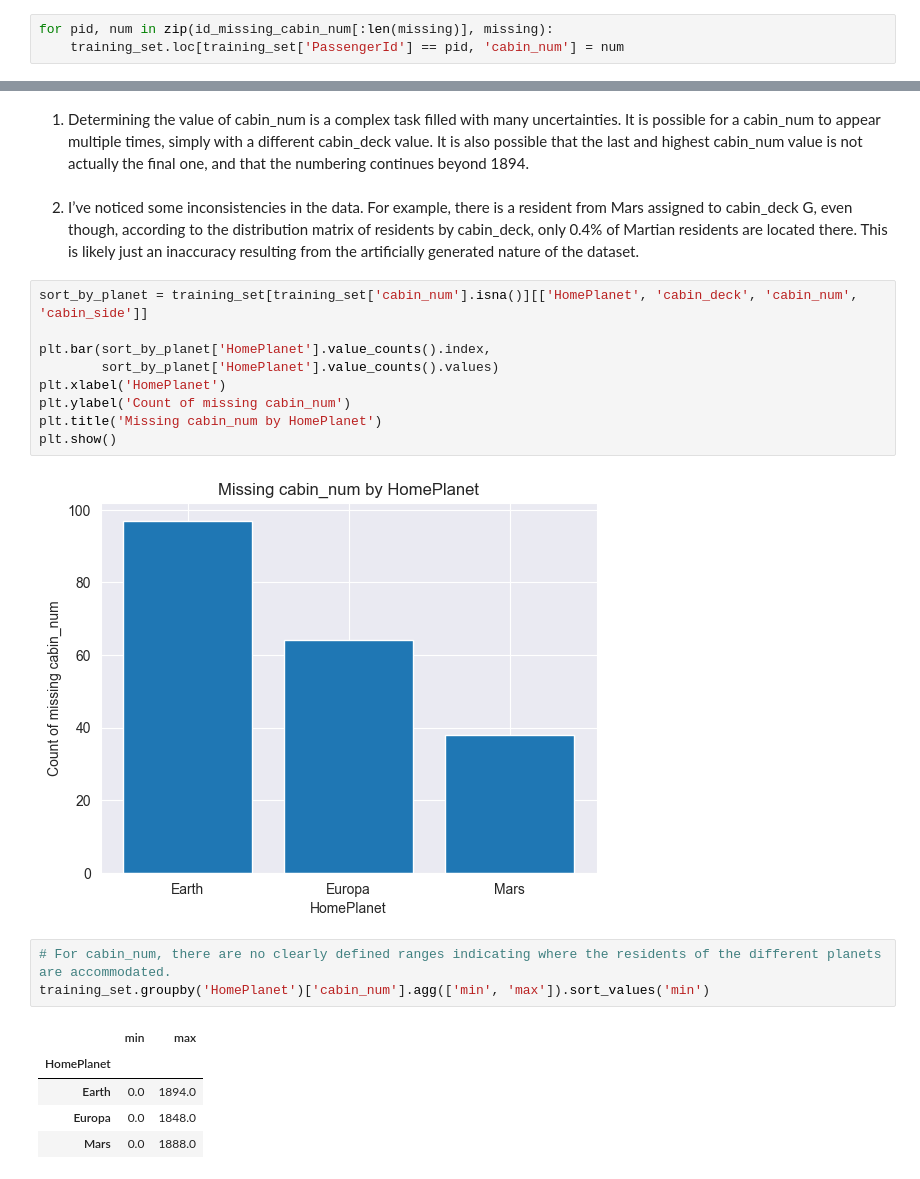
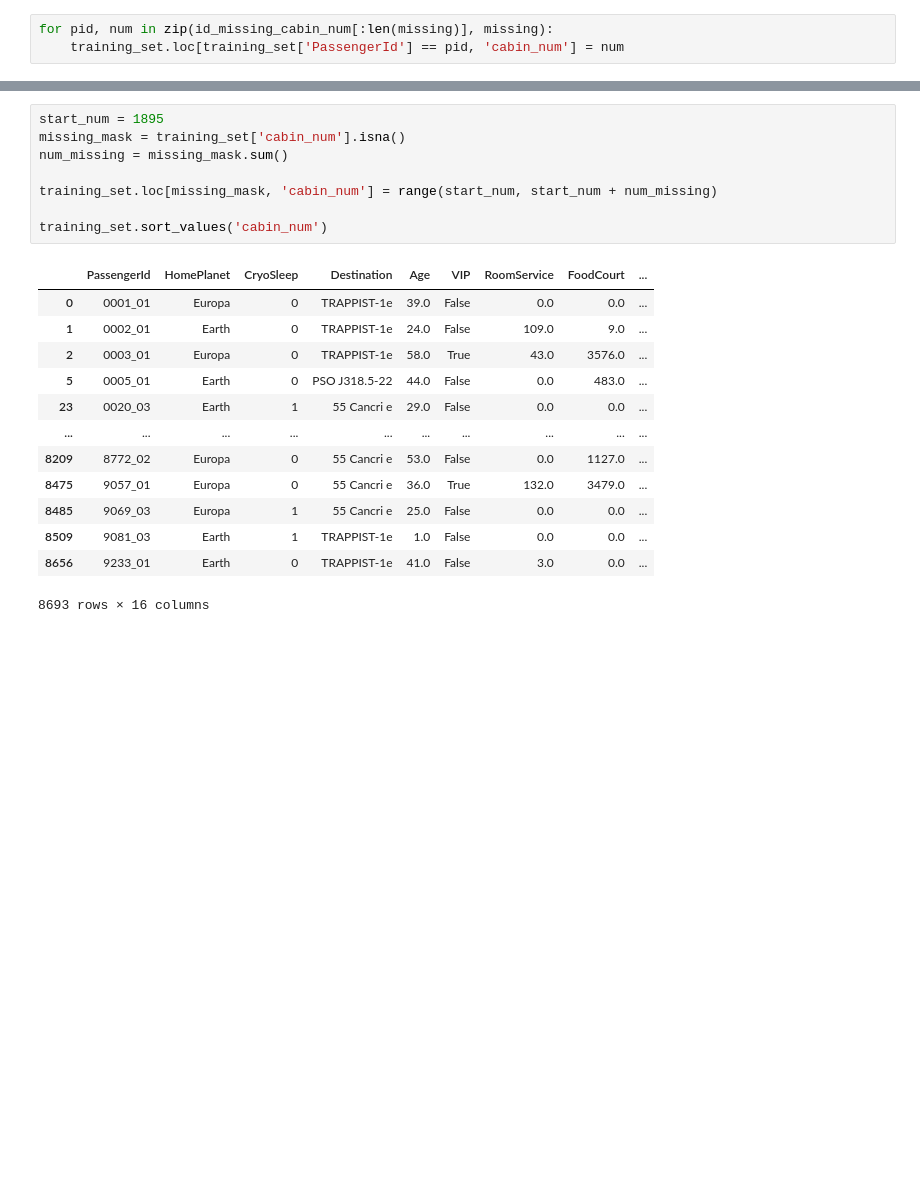
Before and after one commit to plamensve/ML_FINAL_PROJECT, a Jupyter notebook: notebooks/02.preprocessing.ipynb, the cells around one changed output, grey strips where cells are left out. Drawn from its saved outputs; the diff is of its cells as text; blank space fills up the shorter version.

```diff
--- a/notebooks/02.preprocessing.ipynb
+++ b/notebooks/02.preprocessing.ipynb
@@ -926,29 +948,25 @@ training_set.sort_values('cabin_num')
 | 8509 | 9081_03 | Earth | 1 | TRAPPIST-1e | 1.0 | False | 0.0 | 0.0 | ... |
 | 8656 | 9233_01 | Earth | 0 | TRAPPIST-1e | 41.0 | False | 3.0 | 0.0 | ... |
 8693 rows × 16 columns
-# %% [markdown]
-1. Determining the value of cabin_num is a complex task filled with many uncertainties.
-It is possible for a cabin_num to appear multiple times, simply with a different cabin_deck value.
-It is also possible that the last and highest cabin_num value is not actually the final one, and that the numbering continues beyond 1894.
-# %% [markdown]
-2. I’ve noticed some inconsistencies in the data. For example, there is a resident from Mars assigned to cabin_deck G, even though, according to the distribution matrix of residents by cabin_deck, only 0.4% of Martian residents are located there. This is likely just an inaccuracy resulting from the artificially generated nature of the dataset.
-# %%
-sort_by_planet = training_set[training_set['cabin_num'].isna()][['HomePlanet', 'cabin_deck', 'cabin_num', 'cabin_side']]
-
-plt.bar(sort_by_planet['HomePlanet'].value_counts().index,
-        sort_by_planet['HomePlanet'].value_counts().values)
-plt.xlabel('HomePlanet')
-plt.ylabel('Count of missing cabin_num')
-plt.title('Missing cabin_num by HomePlanet')
-plt.show()
-# %% [output]
-[figure, removed]
-# %%
-# For cabin_num, there are no clearly defined ranges indicating where the residents of the different planets are accommodated.
-training_set.groupby('HomePlanet')['cabin_num'].agg(['min', 'max']).sort_values('min')
-# %% [output]
-|  | min | max |
-| HomePlanet |  |  |
-| Earth | 0.0 | 1894.0 |
-| Europa | 0.0 | 1848.0 |
-| Mars | 0.0 | 1888.0 |
+# %%
+start_num = 1895
+missing_mask = training_set['cabin_num'].isna()
+num_missing = missing_mask.sum()
+
+training_set.loc[missing_mask, 'cabin_num'] = range(start_num, start_num + num_missing)
+
+training_set.sort_values('cabin_num')
+# %% [output]
+|  | PassengerId | HomePlanet | CryoSleep | Destination | Age | VIP | RoomService | FoodCourt | ... |
+| 0 | 0001_01 | Europa | 0 | TRAPPIST-1e | 39.0 | False | 0.0 | 0.0 | ... |
+| 1 | 0002_01 | Earth | 0 | TRAPPIST-1e | 24.0 | False | 109.0 | 9.0 | ... |
+| 2 | 0003_01 | Europa | 0 | TRAPPIST-1e | 58.0 | True | 43.0 | 3576.0 | ... |
+| 5 | 0005_01 | Earth | 0 | PSO J318.5-22 | 44.0 | False | 0.0 | 483.0 | ... |
+| 23 | 0020_03 | Earth | 1 | 55 Cancri e | 29.0 | False | 0.0 | 0.0 | ... |
+| ... | ... | ... | ... | ... | ... | ... | ... | ... | ... |
+| 8209 | 8772_02 | Europa | 0 | 55 Cancri e | 53.0 | False | 0.0 | 1127.0 | ... |
+| 8475 | 9057_01 | Europa | 0 | 55 Cancri e | 36.0 | True | 132.0 | 3479.0 | ... |
+| 8485 | 9069_03 | Europa | 1 | 55 Cancri e | 25.0 | False | 0.0 | 0.0 | ... |
+| 8509 | 9081_03 | Earth | 1 | TRAPPIST-1e | 1.0 | False | 0.0 | 0.0 | ... |
+| 8656 | 9233_01 | Earth | 0 | TRAPPIST-1e | 41.0 | False | 3.0 | 0.0 | ... |
+8693 rows × 16 columns
```
Also changed, not shown: parts of 50 cells of this notebook.
